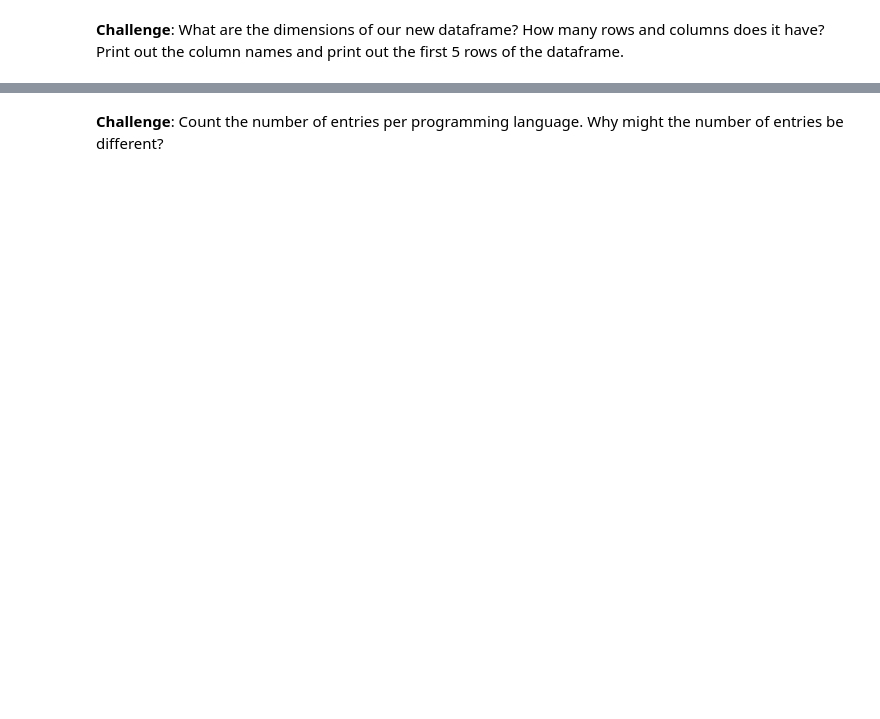
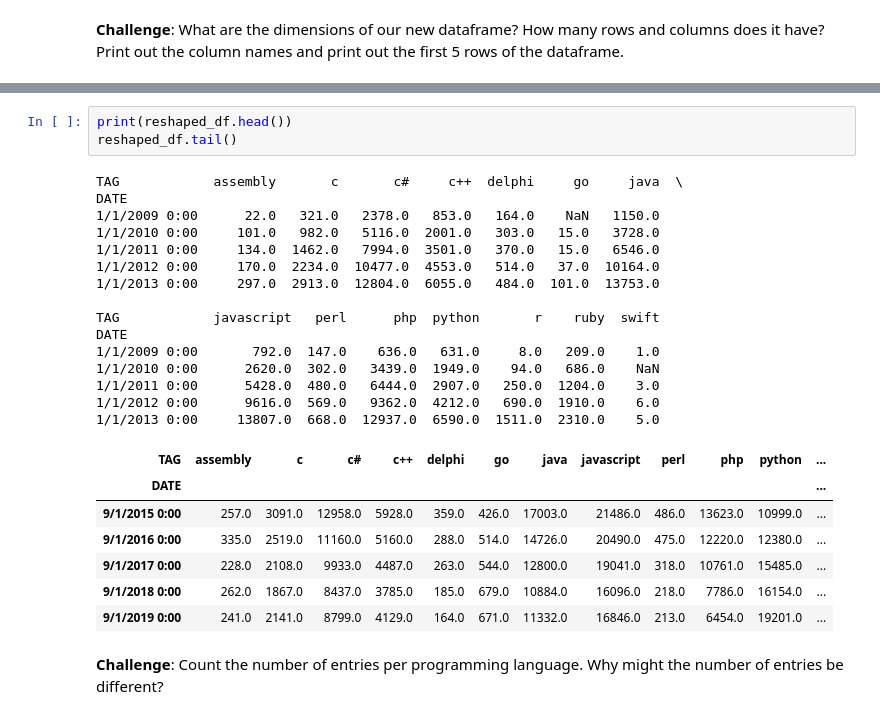
Before and after one commit to itsrabinbhat/100DaysofPython, a Jupyter notebook: data_analysis/Programming_Languages.ipynb, the cells around one changed output, grey strips where cells are left out. Saved outputs shown, nothing was run; the diff lists cells and outputs as text; blank space fills up the shorter version.

```diff
--- a/data_analysis/Programming_Languages.ipynb
+++ b/data_analysis/Programming_Languages.ipynb
@@ -138,2 +166,28 @@ Name: DATE, Length: 1991, dtype: datetime64[ns]
+# %%
+print(reshaped_df.head())
+reshaped_df.tail()
+# %% [output]
+TAG            assembly       c       c#     c++  delphi     go     java  \
+DATE
+1/1/2009 0:00      22.0   321.0   2378.0   853.0   164.0    NaN   1150.0
+1/1/2010 0:00     101.0   982.0   5116.0  2001.0   303.0   15.0   3728.0
+1/1/2011 0:00     134.0  1462.0   7994.0  3501.0   370.0   15.0   6546.0
+1/1/2012 0:00     170.0  2234.0  10477.0  4553.0   514.0   37.0  10164.0
+1/1/2013 0:00     297.0  2913.0  12804.0  6055.0   484.0  101.0  13753.0
+
+TAG            javascript   perl      php  python       r    ruby  swift
+DATE
+1/1/2009 0:00       792.0  147.0    636.0   631.0     8.0   209.0    1.0
+1/1/2010 0:00      2620.0  302.0   3439.0  1949.0    94.0   686.0    NaN
+1/1/2011 0:00      5428.0  480.0   6444.0  2907.0   250.0  1204.0    3.0
+1/1/2012 0:00      9616.0  569.0   9362.0  4212.0   690.0  1910.0    6.0
+1/1/2013 0:00     13807.0  668.0  12937.0  6590.0  1511.0  2310.0    5.0
+| TAG | assembly | c | c# | c++ | delphi | go | java | javascript | perl | php | python | ... |
+| DATE |  |  |  |  |  |  |  |  |  |  |  | ... |
+| 9/1/2015 0:00 | 257.0 | 3091.0 | 12958.0 | 5928.0 | 359.0 | 426.0 | 17003.0 | 21486.0 | 486.0 | 13623.0 | 10999.0 | ... |
+| 9/1/2016 0:00 | 335.0 | 2519.0 | 11160.0 | 5160.0 | 288.0 | 514.0 | 14726.0 | 20490.0 | 475.0 | 12220.0 | 12380.0 | ... |
+| 9/1/2017 0:00 | 228.0 | 2108.0 | 9933.0 | 4487.0 | 263.0 | 544.0 | 12800.0 | 19041.0 | 318.0 | 10761.0 | 15485.0 | ... |
+| 9/1/2018 0:00 | 262.0 | 1867.0 | 8437.0 | 3785.0 | 185.0 | 679.0 | 10884.0 | 16096.0 | 218.0 | 7786.0 | 16154.0 | ... |
+| 9/1/2019 0:00 | 241.0 | 2141.0 | 8799.0 | 4129.0 | 164.0 | 671.0 | 11332.0 | 16846.0 | 213.0 | 6454.0 | 19201.0 | ... |
 # %% [markdown]
 **Challenge**: Count the number of entries per programming language. Why might the number of entries be different?
```
Also changed, not shown: parts of 7 cells of this notebook.
